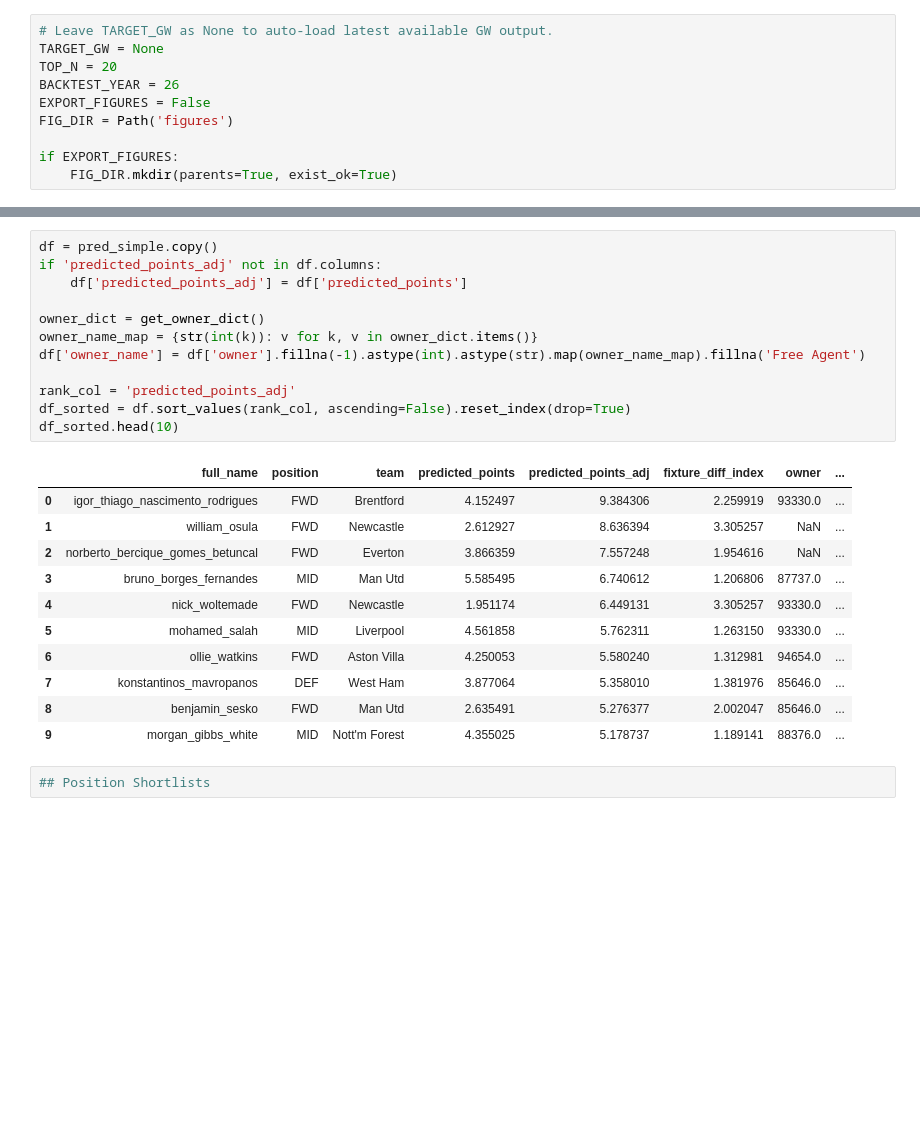
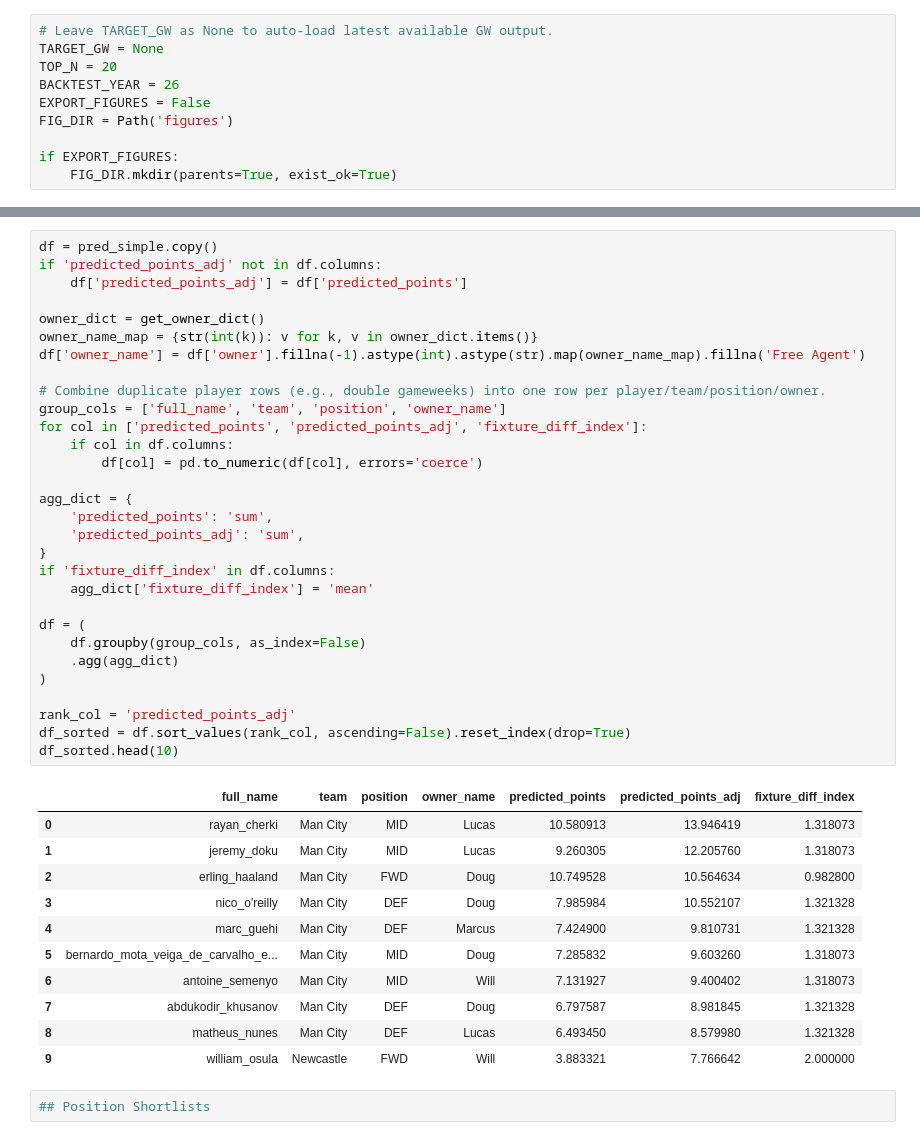
Before and after one commit to doug-ellis/draft_fpl_2526, a Jupyter notebook: transfer/outputs/looking_latest.ipynb, the cells around one changed output, grey strips where cells are left out. Saved outputs shown, nothing was run; the diff lists cells and outputs as text; blank space fills up the shorter version.

```diff
--- a/transfer/outputs/looking_latest.ipynb
+++ b/transfer/outputs/looking_latest.ipynb
@@ -43,27 +43,45 @@ Players in full output: 582
 # %%
 df = pred_simple.copy()
 if 'predicted_points_adj' not in df.columns:
     df['predicted_points_adj'] = df['predicted_points']
 
 owner_dict = get_owner_dict()
 owner_name_map = {str(int(k)): v for k, v in owner_dict.items()}
 df['owner_name'] = df['owner'].fillna(-1).astype(int).astype(str).map(owner_name_map).fillna('Free Agent')
 
+# Combine duplicate player rows (e.g., double gameweeks) into one row per player/team/position/owner.
+group_cols = ['full_name', 'team', 'position', 'owner_name']
+for col in ['predicted_points', 'predicted_points_adj', 'fixture_diff_index']:
+    if col in df.columns:
+        df[col] = pd.to_numeric(df[col], errors='coerce')
+
+agg_dict = {
+    'predicted_points': 'sum',
+    'predicted_points_adj': 'sum',
+}
+if 'fixture_diff_index' in df.columns:
+    agg_dict['fixture_diff_index'] = 'mean'
+
+df = (
+    df.groupby(group_cols, as_index=False)
+    .agg(agg_dict)
+)
+
 rank_col = 'predicted_points_adj'
 df_sorted = df.sort_values(rank_col, ascending=False).reset_index(drop=True)
 df_sorted.head(10)
 # %% [output]
-|  | full_name | position | team | predicted_points | predicted_points_adj | fixture_diff_index | owner | ... |
-| 0 | igor_thiago_nascimento_rodrigues | FWD | Brentford | 4.152497 | 9.384306 | 2.259919 | 93330.0 | ... |
-| 1 | william_osula | FWD | Newcastle | 2.612927 | 8.636394 | 3.305257 | NaN | ... |
-| 2 | norberto_bercique_gomes_betuncal | FWD | Everton | 3.866359 | 7.557248 | 1.954616 | NaN | ... |
-| 3 | bruno_borges_fernandes | MID | Man Utd | 5.585495 | 6.740612 | 1.206806 | 87737.0 | ... |
-| 4 | nick_woltemade | FWD | Newcastle | 1.951174 | 6.449131 | 3.305257 | 93330.0 | ... |
-| 5 | mohamed_salah | MID | Liverpool | 4.561858 | 5.762311 | 1.263150 | 93330.0 | ... |
-| 6 | ollie_watkins | FWD | Aston Villa | 4.250053 | 5.580240 | 1.312981 | 94654.0 | ... |
-| 7 | konstantinos_mavropanos | DEF | West Ham | 3.877064 | 5.358010 | 1.381976 | 85646.0 | ... |
-| 8 | benjamin_sesko | FWD | Man Utd | 2.635491 | 5.276377 | 2.002047 | 85646.0 | ... |
-| 9 | morgan_gibbs_white | MID | Nott'm Forest | 4.355025 | 5.178737 | 1.189141 | 88376.0 | ... |
+|  | full_name | team | position | owner_name | predicted_points | predicted_points_adj | fixture_diff_index |
+| 0 | rayan_cherki | Man City | MID | Lucas | 10.580913 | 13.946419 | 1.318073 |
+| 1 | jeremy_doku | Man City | MID | Lucas | 9.260305 | 12.205760 | 1.318073 |
+| 2 | erling_haaland | Man City | FWD | Doug | 10.749528 | 10.564634 | 0.982800 |
+| 3 | nico_o'reilly | Man City | DEF | Doug | 7.985984 | 10.552107 | 1.321328 |
+| 4 | marc_guehi | Man City | DEF | Marcus | 7.424900 | 9.810731 | 1.321328 |
+| 5 | bernardo_mota_veiga_de_carvalho_e... | Man City | MID | Doug | 7.285832 | 9.603260 | 1.318073 |
+| 6 | antoine_semenyo | Man City | MID | Will | 7.131927 | 9.400402 | 1.318073 |
+| 7 | abdukodir_khusanov | Man City | DEF | Doug | 6.797587 | 8.981845 | 1.321328 |
+| 8 | matheus_nunes | Man City | DEF | Lucas | 6.493450 | 8.579980 | 1.321328 |
+| 9 | william_osula | Newcastle | FWD | Will | 3.883321 | 7.766642 | 2.000000 |
 # %%
 ## Position Shortlists
 # %%
```
Also changed, not shown: parts of 16 cells of this notebook, 3 other files.
